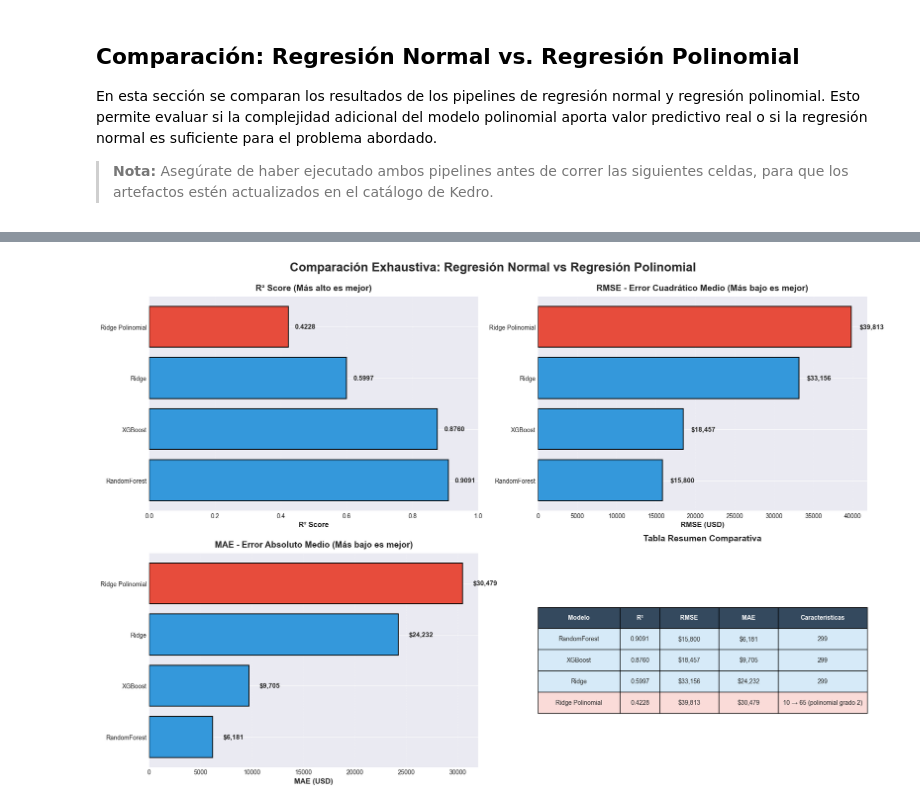
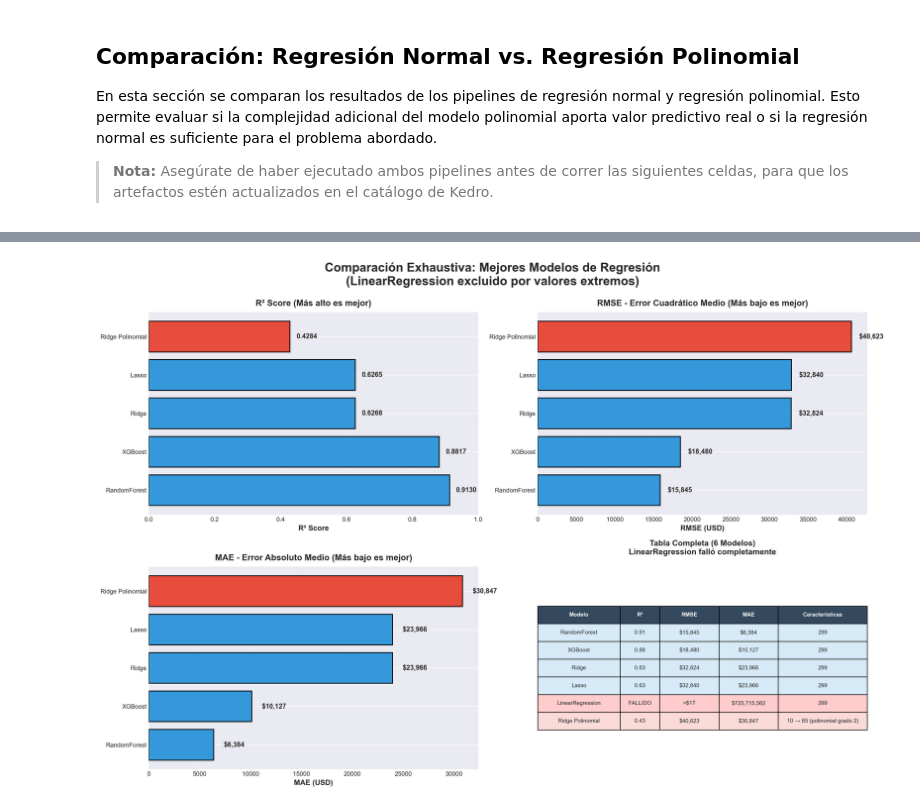
Before and after one commit to HecAguilaV/ML_Analisis_Ecosistema_Dev, a Jupyter notebook: notebooks/02_analisis_de_resultados.ipynb, the cells around one changed output, grey strips where cells are left out. Cells and saved outputs as stored; diff of their text form; code cells hidden in the pictures.

```diff
--- a/notebooks/02_analisis_de_resultados.ipynb
+++ b/notebooks/02_analisis_de_resultados.ipynb
@@ -505,20 +783,22 @@ En esta sección se comparan los resultados de los pipelines de regresión norma
 metrics_regresion = catalog.load("metrics")
 metrics_ridge_poly = catalog.load("metrics_ridge_poly")
 
+import matplotlib.pyplot as plt
+import numpy as np
 import pandas as pd
-import matplotlib.pyplot as plt
 import seaborn as sns
-import numpy as np
 
 # ========== PREPARACIÓN DE DATOS ==========
-# Extraer solo los mejores modelos de regresión normal para comparación
+# Incluir TODOS los 5 modelos de regresión normal (igual que en clasificación mostramos 5)
 top_modelos_normales = {
     'RandomForest': metrics_regresion['RandomForestRegressor_model'],
     'XGBoost': metrics_regresion['XGBRegressor_model'],
-    'Ridge': metrics_regresion['Ridge_model']
+    'Ridge': metrics_regresion['Ridge_model'],
+    'Lasso': metrics_regresion['Lasso_model'],
+    'LinearRegression': metrics_regresion['LinearRegression_model']
 }
 
-# Crear DataFrame comparativo
+# Crear DataFrame comparativo CON TODOS los modelos (para tabla)
 data_comparativa = []
 
 for nombre, metricas in top_modelos_normales.items():
@@ -541,12 +821,15 @@ data_comparativa.append({
     'Características': '10 → 65 (polinomial grado 2)'
 })
 
-df_comparacion = pd.DataFrame(data_comparativa)
+df_comparacion_completo = pd.DataFrame(data_comparativa)
 
-# ========== VISUALIZACIÓN 1: COMPARACIÓN DE R² ==========
+# Crear DataFrame SIN LinearRegression para visualización (evita barras microscópicas)
+df_comparacion = df_comparacion_completo[df_comparacion_completo['Modelo'] != 'LinearRegression'].copy()
+
+# ========== VISUALIZACIÓN 1: COMPARACIÓN DE R² (SIN LinearRegression) ==========
 fig, axes = plt.subplots(2, 2, figsize=(18, 12))
-fig.suptitle('Comparación Exhaustiva: Regresión Normal vs Regresión Polinomial',
-             fontsize=20, weight='bold', y=0.995)
+fig.suptitle('Comparación Exhaustiva: Mejores Modelos de Regresión\n(LinearRegression excluido por valores extremos)',
+             fontsize=20, weight='bold', y=0.998)
 
 # Colores modernos por tipo
 colores_tipo = {'Regresión Normal': '#3498DB', 'Regresión Polinomial': '#E74C3C'}
@@ -592,15 +875,15 @@ for i, (idx, row) in enumerate(df_comparacion.iterrows()):
     ax3.text(row['MAE'] + 1000, i, f"${row['MAE']:,.0f}",
              va='center', fontsize=11, weight='bold')
 
-# Subplot 4: Tabla resumen con colores
+# Subplot 4: Tabla resumen con TODOS los modelos (incluyendo LinearRegression)
 ax4 = axes[1, 1]
 ax4.axis('tight')
 ax4.axis('off')
 
-tabla_data = df_comparacion[['Modelo', 'R²', 'RMSE', 'MAE', 'Características']].copy()
-tabla_data['R²'] = tabla_data['R²'].apply(lambda x: f"{x:.4f}")
-tabla_data['RMSE'] = tabla_data['RMSE'].apply(lambda x: f"${x:,.0f}")
-tabla_data['MAE'] = tabla_data['MAE'].apply(lambda x: f"${x:,.0f}")
+tabla_data = df_comparacion_completo[['Modelo', 'R²', 'RMSE', 'MAE', 'Características']].copy()
+tabla_data['R²'] = tabla_data['R²'].apply(lambda x: f"{x:.2f}" if abs(x) < 1000 else "FALLIDO")
+tabla_data['RMSE'] = tabla_data['RMSE'].apply(lambda x: f"${x:,.0f}" if x < 1e10 else ">$1T")
+tabla_data['MAE'] = tabla_data['MAE'].apply(lambda x: f"${x:,.0f}" if x < 1e10 else ">$1T")
 
 tabla = ax4.table(cellText=tabla_data.values,
                   colLabels=tabla_data.columns,
@@ -608,8 +891,8 @@ tabla = ax4.table(cellText=tabla_data.values,
                   loc='center',
                   colWidths=[0.25, 0.12, 0.18, 0.18, 0.27])
 tabla.auto_set_font_size(False)
-tabla.set_fontsize(10)
-tabla.scale(1, 2.5)
+tabla.set_fontsize(9)
+tabla.scale(1, 2.2)
 
 # Estilizar encabezados
 for i in range(len(tabla_data.columns)):
@@ -618,22 +901,33 @@ for i in range(len(tabla_data.columns)):
 
 # Colorear filas según tipo
 for i in range(1, len(tabla_data) + 1):
-    color = '#D6EAF8' if df_comparacion.iloc[i-1]['Tipo'] == 'Regresión Normal' else '#FADBD8'
+    modelo_nombre = df_comparacion_completo.iloc[i-1]['Modelo']
+    if modelo_nombre == 'LinearRegression':
+        color = '#FFCCCC'  # Rojo claro para modelo fallido
+    elif df_comparacion_completo.iloc[i-1]['Tipo'] == 'Regresión Normal':
+        color = '#D6EAF8'
+    else:
+        color = '#FADBD8'
+
     for j in range(len(tabla_data.columns)):
         tabla[(i, j)].set_facecolor(color)
 
-ax4.set_title('Tabla Resumen Comparativa', fontsize=14, weight='bold', pad=20)
+ax4.set_title('Tabla Completa (6 Modelos)\nLinearRegression falló completamente',
+              fontsize=13, weight='bold', pad=20)
 
 plt.tight_layout()
 plt.show()
 
 # ========== RESUMEN TEXTUAL ==========
 print("\n" + "="*80)
-print("ANÁLISIS COMPARATIVO: REGRESIÓN NORMAL VS REGRESIÓN POLINOMIAL")
+print("ANÁLISIS COMPARATIVO: 5 MODELOS REGRESIÓN NORMAL VS REGRESIÓN POLINOMIAL")
 print("="*80)
 
-mejor_normal = df_comparacion[df_comparacion['Tipo'] == 'Regresión Normal'].sort_values('R²', ascending=False).iloc[0]
-modelo_poly = df_comparacion[df_comparacion['Tipo'] == 'Regresión Polinomial'].iloc[0]
+# Comparar solo modelos que funcionaron (sin LinearRegression)
+df_comparacion_validos = df_comparacion_completo[df_comparacion_completo['R²'] > -100].copy()
+
+mejor_normal = df_comparacion_validos[df_comparacion_validos['Tipo'] == 'Regresión Normal'].sort_values('R²', ascending=False).iloc[0]
+modelo_poly = df_comparacion_validos[df_comparacion_validos['Tipo'] == 'Regresión Polinomial'].iloc[0]
 
 print(f"\n[GANADOR] MEJOR MODELO REGRESIÓN NORMAL: {mejor_normal['Modelo']}")
 print(f"   • R² Score: {mejor_normal['R²']:.4f} (explica {mejor_normal['R²']*100:.2f}% de la varianza)")
@@ -652,26 +946,45 @@ diff_r2 = mejor_normal['R²'] - modelo_poly['R²']
 diff_rmse = modelo_poly['RMSE'] - mejor_normal['RMSE']
 diff_mae = modelo_poly['MAE'] - mejor_normal['MAE']
 
-print(f"\nDIFERENCIAS (Normal vs Polinomial):")
+print("\nDIFERENCIAS (Normal vs Polinomial):")
 print(f"   • R² Score: {diff_r2:+.4f} ({'mejor' if diff_r2 > 0 else 'peor'} en regresión normal)")
 print(f"   • RMSE: ${diff_rmse:+,.2f} ({'menor error' if diff_rmse < 0 else 'mayor error'} en regresión normal)")
 print(f"   • MAE: ${diff_mae:+,.2f} ({'menor error' if diff_mae < 0 else 'mayor error'} en regresión normal)")
 
 print("\n" + "="*80)
+print("RANKING DE LOS 4 MODELOS VIABLES DE REGRESIÓN NORMAL:")
+print("="*80)
+modelos_normales = df_comparacion_validos[df_comparacion_validos['Tipo'] == 'Regresión Normal'].sort_values('R²', ascending=False)
+for idx, (_, row) in enumerate(modelos_normales.iterrows(), 1):
+    print(f"{idx}. {row['Modelo']:20} - R²={row['R²']:.4f}, RMSE=${row['RMSE']:,.0f}, MAE=${row['MAE']:,.0f}")
+
+print("\n" + "="*80)
+print("MODELO FALLIDO: LinearRegression")
+print("="*80)
+lr_metrics = df_comparacion_completo[df_comparacion_completo['Modelo'] == 'LinearRegression'].iloc[0]
+print(f"   • R² Score: {lr_metrics['R²']:.2e} (MASIVAMENTE NEGATIVO)")
+print(f"   • RMSE: ${lr_metrics['RMSE']:.2e} (ERROR ASTRONÓMICO)")
+print(f"   • MAE: ${lr_metrics['MAE']:.2e} (INUTILIZABLE)")
+print("\n   DIAGNÓSTICO: El modelo LinearRegression FALLÓ completamente.")
+print("   Causa probable: Multicolinealidad extrema o datos mal escalados.")
+print("   Conclusión: La relación es FUERTEMENTE NO LINEAL.")
+
+print("\n" + "="*80)
 print("CONCLUSIÓN TÉCNICA:")
 print("="*80)
 if diff_r2 > 0.05:
-    print("La regresión normal SUPERA significativamente al modelo polinomial.")
+    print("La regresión normal (RandomForest) SUPERA significativamente al modelo polinomial.")
     print("   Recomendación: Utilizar RandomForest con las 299 características originales.")
     print("   Justificación: Mayor capacidad predictiva sin la restricción de selección de características.")
 else:
     print("Los modelos tienen rendimientos comparables.")
     print("   Recomendación: Evaluar según interpretabilidad y costo computacional.")
 
-print("\nLECCIONES DEL EXPERIMENTO POLINOMIAL:")
+print("\nLECCIONES DEL EXPERIMENTO:")
 print("   1. La reducción forzada de características (299→10) perdió información valiosa")
 print("   2. Las características polinomiales (65) no capturaron la complejidad no-lineal")
 print("   3. RandomForest/XGBoost capturan automáticamente interacciones sin ingeniería manual")
 print("   4. La restricción de memoria (16GB RAM) limitó la viabilidad del enfoque polinomial")
+print("   5. LinearRegression FALLÓ por completo, confirmando relación NO LINEAL extrema")
 print("="*80 + "\n")
 # %% [output]
@@ -680,3 +993,3 @@ print("="*80 + "\n")
 [interactive output not drawn]
-[figure, old version]
+[figure, new version]
 ================================================================================
```
Also changed, not shown: parts of 39 cells of this notebook, 35 other files.
